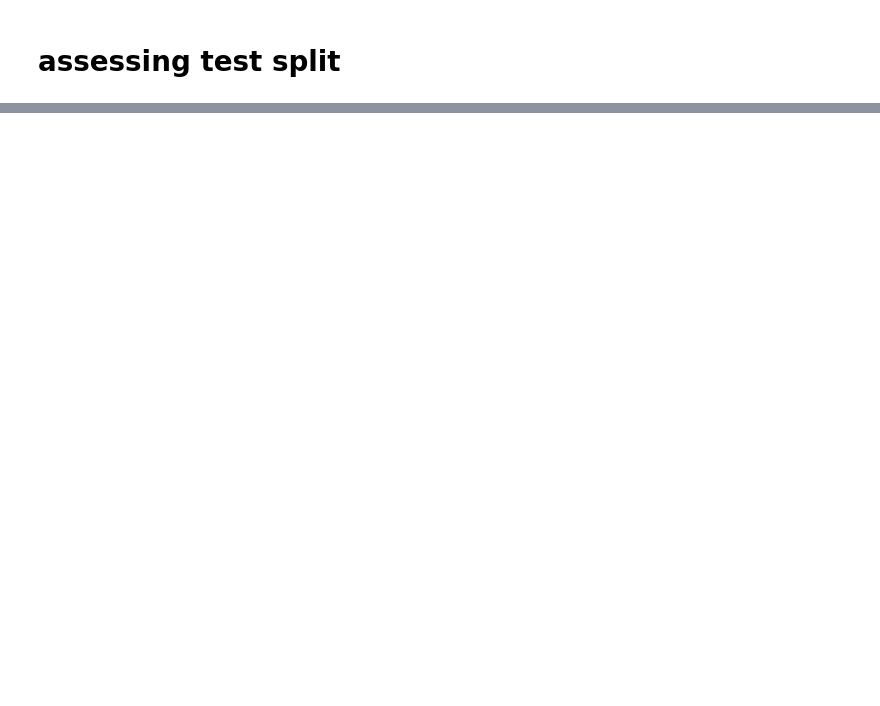
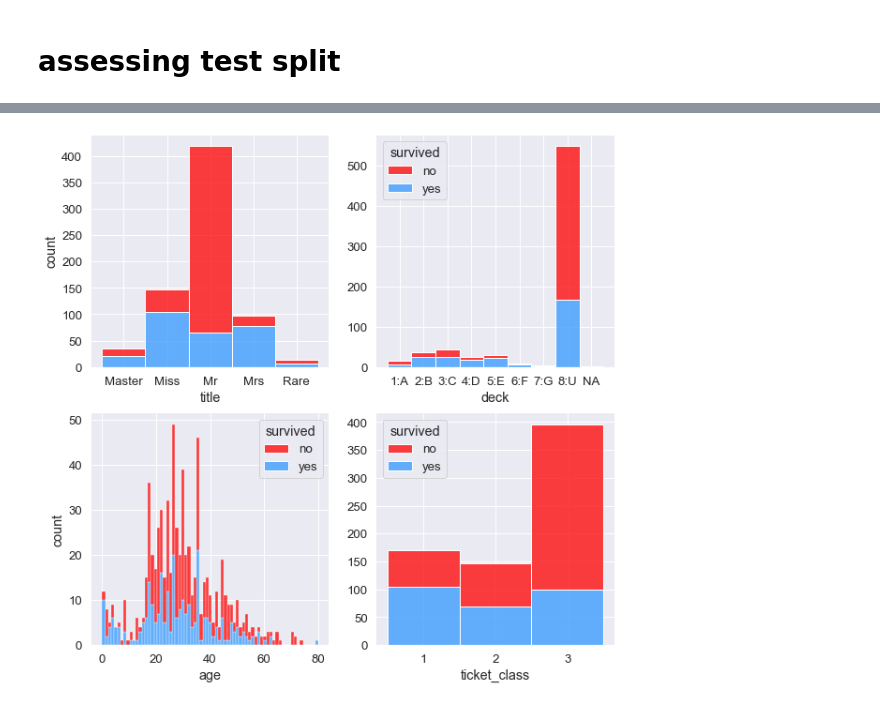
Before and after one commit to xyonix/shap-values-titanic-xyonix-blog, a Jupyter notebook: shap_values_titanic_xyonix_blog.ipynb, the cells around one changed output, grey strips where cells are left out. Saved outputs shown, nothing was run; the diff lists cells and outputs as text; code cells hidden in the pictures; blank space fills up the shorter version.

```diff
--- a/shap_values_titanic_xyonix_blog.ipynb
+++ b/shap_values_titanic_xyonix_blog.ipynb
@@ -278,7 +269,3 @@ top_melt_df
-# %%
-for feature in top_features:
-    ax = sns.displot(top_df, x=feature, hue='Survived', kind="kde", fill=True, rug=True, hue_order=['yes','no'])
-    ax.set_ylabels(feature)
 # %% [markdown]
 # assessing test split
 # %%
@@ -469,0 +515,32 @@ sns.pairplot(top_df, hue="survived",  kind='scatter',
+# %%
+sns.set(font_scale=1.2)
+palette=['red', '#3399ff']
+
+fig, axes = plt.subplots(2, 2,  figsize=(10,10))
+
+for i, feature in enumerate(['title','deck','age','ticket_class']):
+
+    ax=axes.flatten()[i]
+    _=sns.histplot(
+        top_df,
+        x=feature,
+        bins = len(top_df[feature].unique()),
+        hue="survived",
+        palette=palette,
+        multiple="stack",
+        ax=ax
+    )
+
+    sns.despine(top = True, left = True)
+    if i % 2 == 0:
+        ax.set_ylabel('count')
+    else:
+        ax.set_ylabel('')
+
+    ax.grid(b=True, which='minor', color='w', linewidth=0.5)
+    if i == 0:
+        ax.get_legend().remove()
+
+plt.show()
+# %% [output]
+[figure, added]
```
Also changed, not shown: parts of 20 cells of this notebook.
